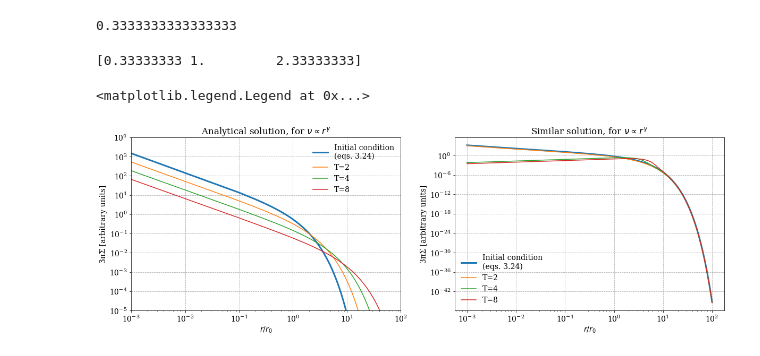
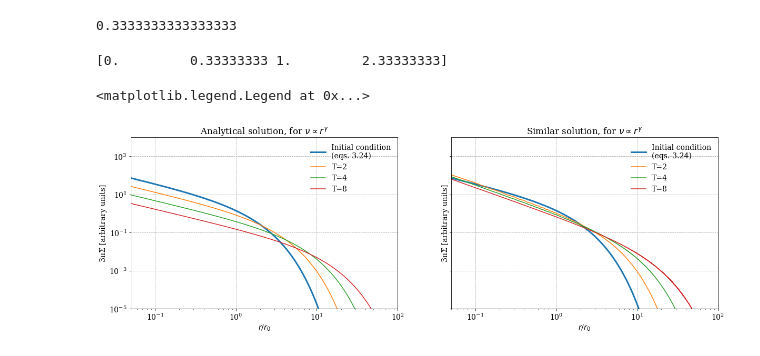
Before and after one commit to agent031/bachelor_code, a Jupyter notebook: Simple_solutions/viscosity_power_law.ipynb, the cells around one changed output. Saved outputs shown, nothing was run; the diff lists cells and outputs as text; code cells hidden in the pictures.

```diff
--- a/Simple_solutions/viscosity_power_law.ipynb
+++ b/Simple_solutions/viscosity_power_law.ipynb
@@ -83,23 +94,31 @@ initial_state = Σ_initial(x)
 # %%
-N = 1001
-r_i = 0.001
-r_f = 100
-r = np.linspace(r_i, r_f, N)
-Δr = r[1] - r[0]
 ΔT = 1
-
 
 def disk_evolution(t, Σ):
     #First calculating the inner derivative
-    inner = r**(-1) * Σ * r**(1/2)
+    inner = x * Σ * x**(1/2)
 
-    inner_dev = get_first_dev(inner, Δr)
-    outer_dev = get_first_dev(r**(1/2) * inner_dev, Δr)
+    inner_dev = get_first_dev(inner, Δx)
+    outer_dev = get_first_dev(x**(1/2) * inner_dev, Δx)
 
-    return 3/r * outer_dev
+    return 3/x * outer_dev
+# %%
+def new_bound_ghost(t, Σ):
+
+    inner = Σ * x**(3/2)
+    ghost_1 = np.array([inner[1]])
+    ghost_2 = np.array([inner[-2]])
+
+    inner_ghost = np.concatenate((ghost_1, inner, ghost_2))
+    x_ghost = np.concatenate((np.array([x[0] - Δx]), x, np.array([x[-1] + Δx])))
+
+    outer_ghost = x_ghost**(1/2) * (sA @ inner_ghost)
+    sec_dev = 3 / x_ghost * (sA @ outer_ghost)
+
+    return sec_dev[1: -1]
 # %%
 ### Test whether "get_first dev" works
-t = np.linspace(0, 2 * np.pi, 1000)
+t = np.linspace(0, 2 * np.pi, N)
 
 f = np.sin(t, )
 f_dev = get_first_dev(f, t[1]-[0])
@@ -123,35 +142,35 @@ T_func = lambda t, ts: t / ts + 1
 # %% [output]
 0.3333333333333333
 # %%
-Tspan = np.array([2, 4, 8])
+Tspan = np.array([1, 2, 4, 8])
 tspan = t_func(Tspan, t_s)
 print(tspan)
 
-sol = solve_ivp(disk_evolution, [tspan[0], tspan[-1]], initial_state, t_eval = tspan, method = 'LSODA')
+sol = solve_ivp(new_bound_ghost, [tspan[0], tspan[-1]], initial_state, t_eval = tspan, method = 'LSODA')
 # %% [output]
-[0.33333333 1.         2.33333333]
+[0.         0.33333333 1.         2.33333333]
 # %%
-fig, axs = plt.subplots(1, 2, figsize=(20,6))
+fig, axs = plt.subplots(1, 2, figsize=(20,6), sharey=True, sharex=True)
 ### Analytical solution ###
 axs[0].grid(ls='--')
 
 axs[0].loglog(x, 3 * np.pi * Σ_initial_norm(x), label='Initial condition\n(eqs. 3.24)', lw=3)
 
-for T in times:
+for T in times[1:]:
     axs[0].loglog(x, 3 * np.pi * Σ(x, T), label=f'T={T}')
 axs[0].legend(frameon = False)
 
 axs[0].set(title='Analytical solution, for $ν \propto r^γ$', xlabel='$r/r_0$', ylabel='3πΣ [arbitrary units]', ylim = (1e-5, 1e4), xlim = (x_i, x_f), yticks = np.logspace(-5, 4, 10), xticks = np.logspace(-3, 2, 6));
 
 ### Numerical solution ###
 axs[1].grid(ls='--')
 
 axs[1].loglog(x, 3 * np.pi * Σ_initial_norm(x), label='Initial condition\n(eqs. 3.24)', lw=3)
-for τ in tspan:
+for τ in tspan[1:]:
     axs[1].loglog(x, 3 * np.pi * sol.y[:, sol.t == τ], label=f'T={T_func(τ, t_s):1.0f}')
 
-axs[1].set(title='Similar solution, for $ν \propto r^γ$', ylabel='3πΣ [arbitrary units]', xlabel='$r/r_0$')
+axs[1].set(title='Similar solution, for $ν \propto r^γ$', ylabel='3πΣ [arbitrary units]', xlabel='$r/r_0$', ylim = (1e-5, 1e4), xlim = (x_i, x_f))
 axs[1].legend(frameon=False)
 # %% [output]
 <matplotlib.legend.Legend at 0x...>
-[figure, old version]
+[figure, new version]
```
Also changed, not shown: parts of 9 cells of this notebook, 6 other files.
